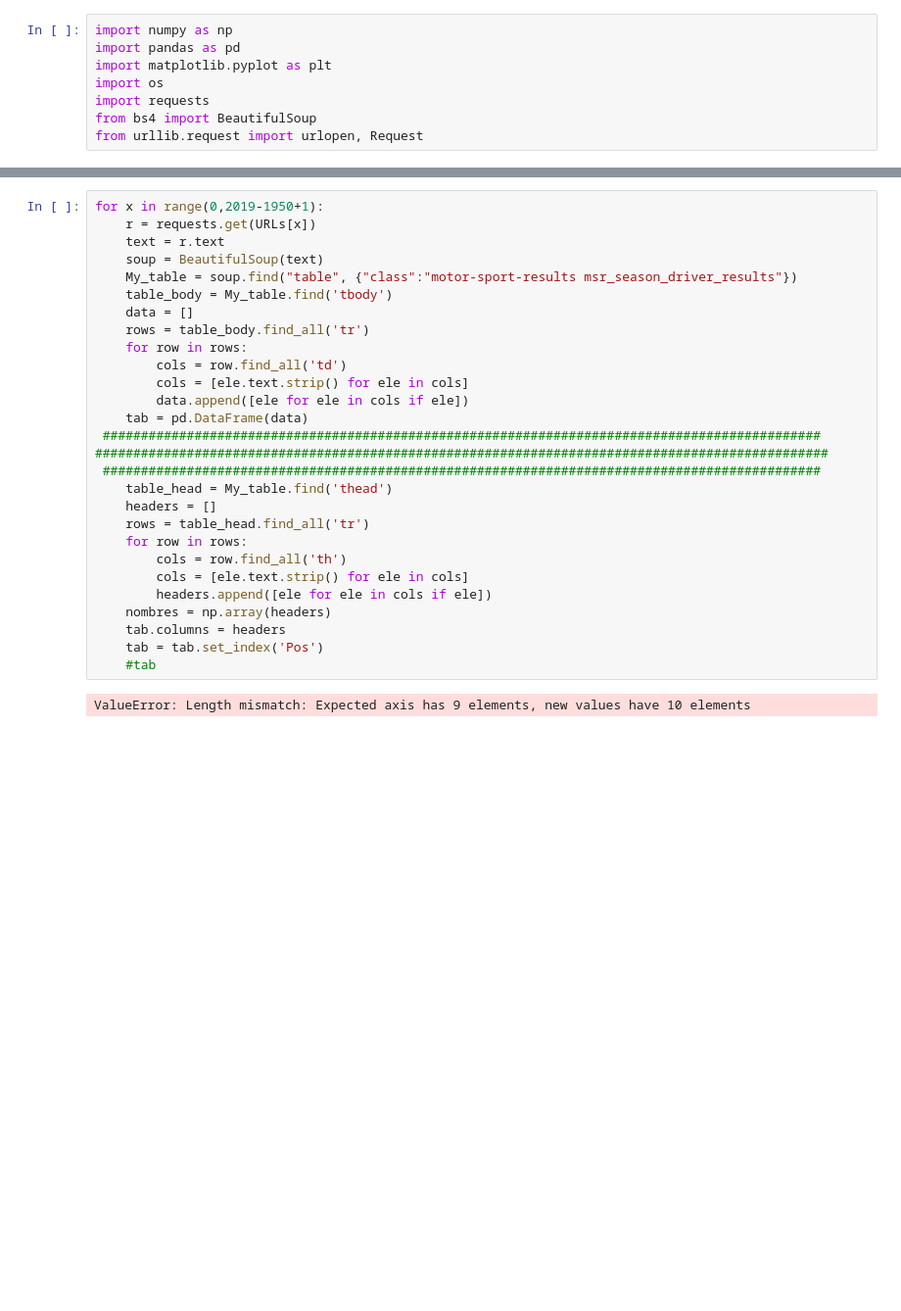
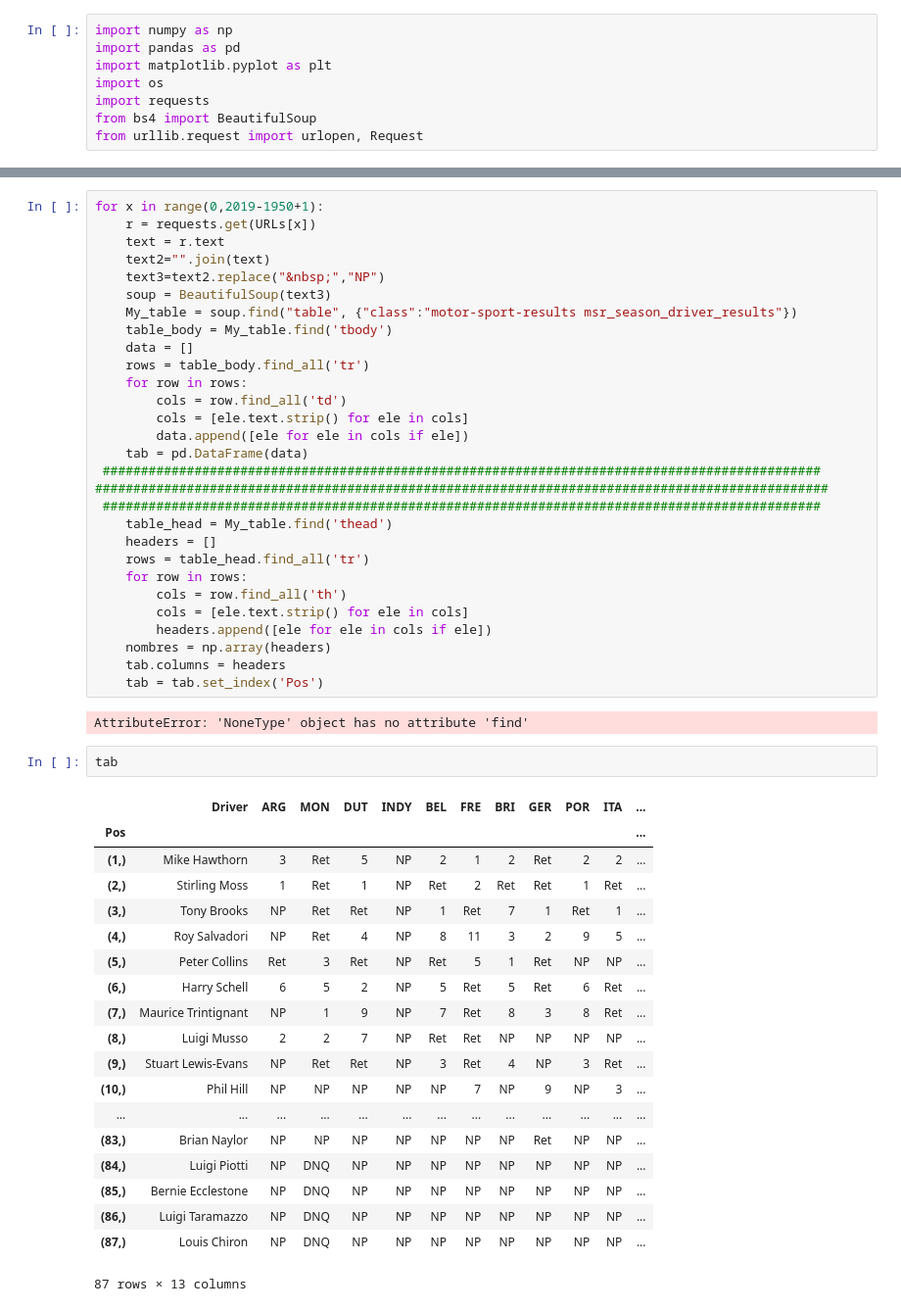
Before and after one commit to Mirkoforgi/Data-Processing-in-Python_project, a Jupyter notebook: with_cycle.ipynb, the cells around one changed output, grey strips where cells are left out. Shown at 98% size. Cells and saved outputs as stored; diff of their text form; blank space fills up the shorter version.

```diff
--- a/with_cycle.ipynb
+++ b/with_cycle.ipynb
@@ -35,7 +17,9 @@ array(['https://www.f1-fansite.com/f1-results/1950-f1-championship-standings/',
 for x in range(0,2019-1950+1):
     r = requests.get(URLs[x])
     text = r.text
-    soup = BeautifulSoup(text)
+    text2="".join(text)
+    text3=text2.replace("&nbsp;","NP")
+    soup = BeautifulSoup(text3)
     My_table = soup.find("table", {"class":"motor-sport-results msr_season_driver_results"})
     table_body = My_table.find('tbody')
     data = []
@@ -58,6 +42,27 @@ for x in range(0,2019-1950+1):
     nombres = np.array(headers)
     tab.columns = headers
     tab = tab.set_index('Pos')
-    #tab
 # %% [output]
-ValueError: Length mismatch: Expected axis has 9 elements, new values have 10 elements
+AttributeError: 'NoneType' object has no attribute 'find'
+# %%
+tab
+# %% [output]
+|  | Driver | ARG | MON | DUT | INDY | BEL | FRE | BRI | GER | POR | ITA | ... |
+| Pos |  |  |  |  |  |  |  |  |  |  |  | ... |
+| (1,) | Mike Hawthorn | 3 | Ret | 5 | NP | 2 | 1 | 2 | Ret | 2 | 2 | ... |
+| (2,) | Stirling Moss | 1 | Ret | 1 | NP | Ret | 2 | Ret | Ret | 1 | Ret | ... |
+| (3,) | Tony Brooks | NP | Ret | Ret | NP | 1 | Ret | 7 | 1 | Ret | 1 | ... |
+| (4,) | Roy Salvadori | NP | Ret | 4 | NP | 8 | 11 | 3 | 2 | 9 | 5 | ... |
+| (5,) | Peter Collins | Ret | 3 | Ret | NP | Ret | 5 | 1 | Ret | NP | NP | ... |
+| (6,) | Harry Schell | 6 | 5 | 2 | NP | 5 | Ret | 5 | Ret | 6 | Ret | ... |
+| (7,) | Maurice Trintignant | NP | 1 | 9 | NP | 7 | Ret | 8 | 3 | 8 | Ret | ... |
+| (8,) | Luigi Musso | 2 | 2 | 7 | NP | Ret | Ret | NP | NP | NP | NP | ... |
+| (9,) | Stuart Lewis-Evans | NP | Ret | Ret | NP | 3 | Ret | 4 | NP | 3 | Ret | ... |
+| (10,) | Phil Hill | NP | NP | NP | NP | NP | 7 | NP | 9 | NP | 3 | ... |
+| ... | ... | ... | ... | ... | ... | ... | ... | ... | ... | ... | ... | ... |
+| (83,) | Brian Naylor | NP | NP | NP | NP | NP | NP | NP | Ret | NP | NP | ... |
+| (84,) | Luigi Piotti | NP | DNQ | NP | NP | NP | NP | NP | NP | NP | NP | ... |
+| (85,) | Bernie Ecclestone | NP | DNQ | NP | NP | NP | NP | NP | NP | NP | NP | ... |
+| (86,) | Luigi Taramazzo | NP | DNQ | NP | NP | NP | NP | NP | NP | NP | NP | ... |
+| (87,) | Louis Chiron | NP | DNQ | NP | NP | NP | NP | NP | NP | NP | NP | ... |
+87 rows × 13 columns
```
Also changed, not shown: parts of 1 cell of this notebook.
